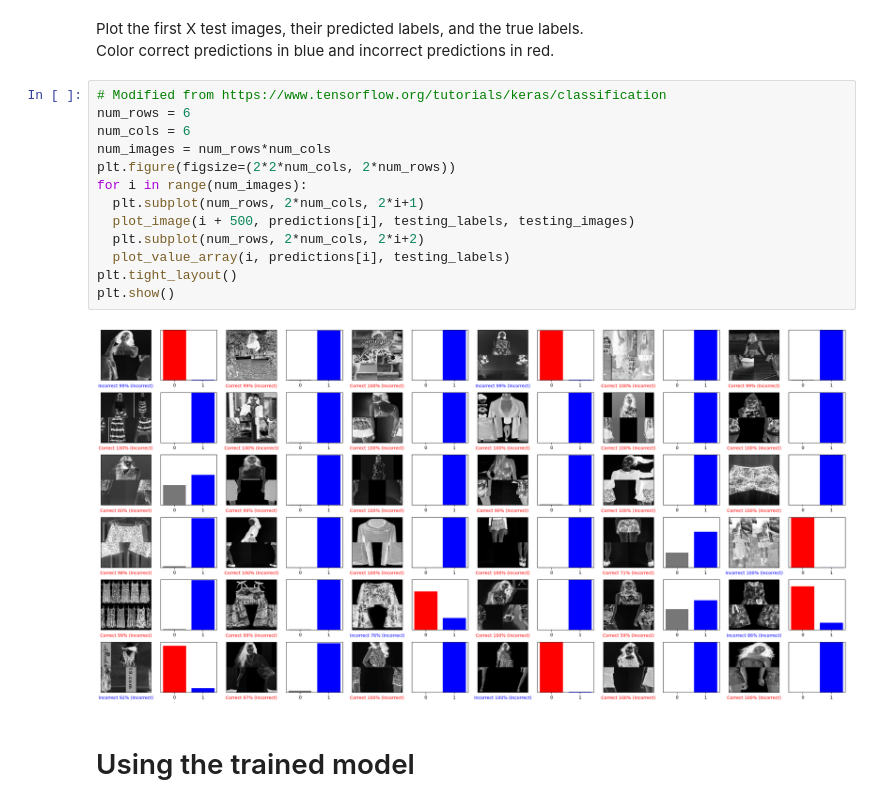
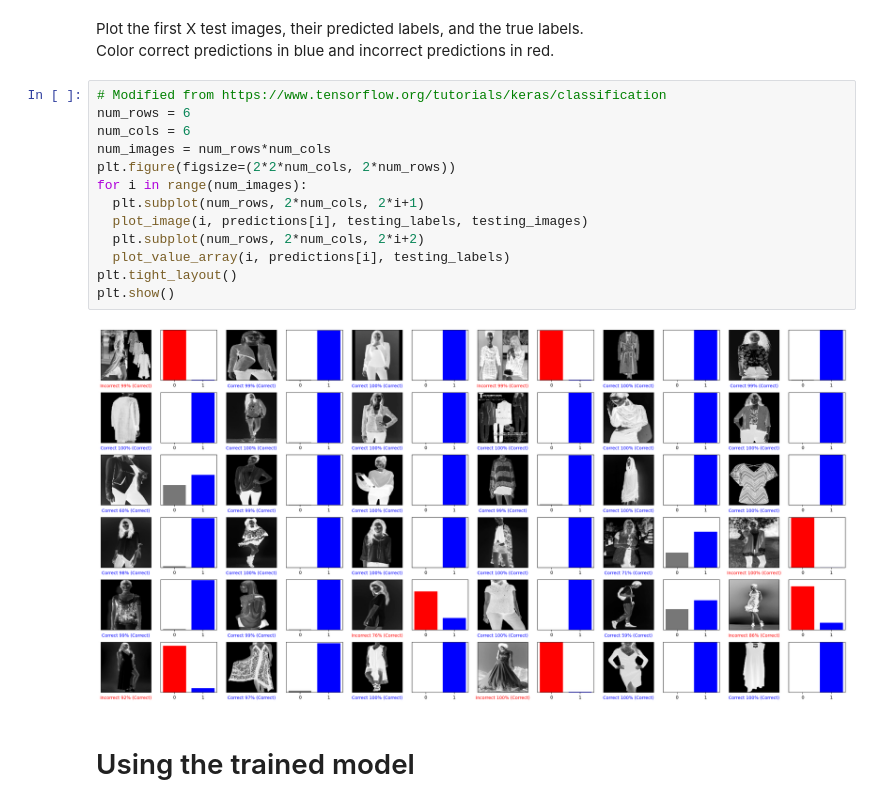
Before and after one commit to At11011/datathon_test_repository, a Jupyter notebook: src/model_development.ipynb, the cells around one changed output. Cells and saved outputs as stored; diff of their text form.

```diff
--- a/src/model_development.ipynb
+++ b/src/model_development.ipynb
@@ -312,18 +312,18 @@ Color correct predictions in blue and incorrect predictions in red.
 # %%
 # Modified from https://www.tensorflow.org/tutorials/keras/classification
 num_rows = 6
 num_cols = 6
 num_images = num_rows*num_cols
 plt.figure(figsize=(2*2*num_cols, 2*num_rows))
 for i in range(num_images):
   plt.subplot(num_rows, 2*num_cols, 2*i+1)
-  plot_image(i + 500, predictions[i], testing_labels, testing_images)
+  plot_image(i, predictions[i], testing_labels, testing_images)
   plt.subplot(num_rows, 2*num_cols, 2*i+2)
   plot_value_array(i, predictions[i], testing_labels)
 plt.tight_layout()
 plt.show()
 # %% [output]
-[figure, old version]
+[figure, new version]
 # %% [markdown]
 # Using the trained model
 # %%
```
Also changed, not shown: 1 other file.
